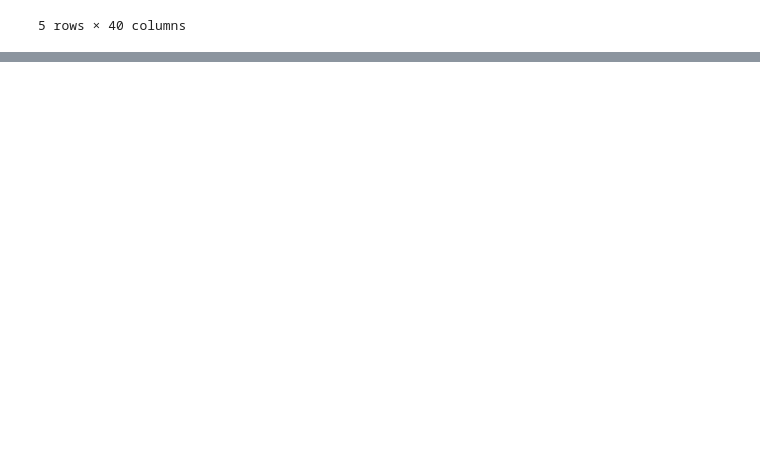
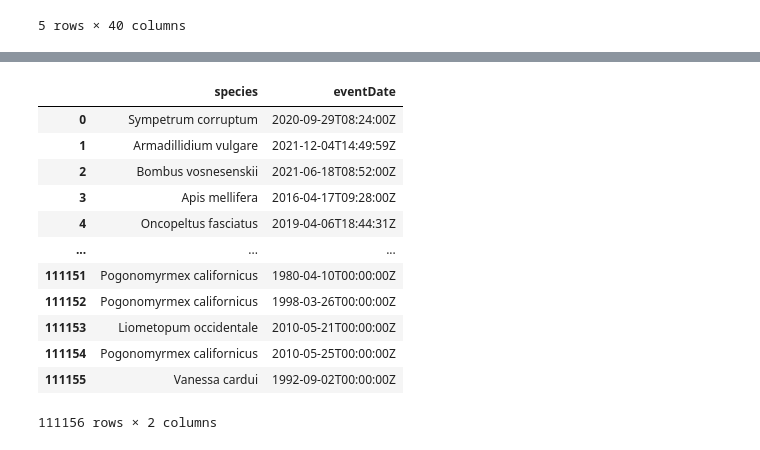
Before and after one commit to gingersknapp/eds220-2026-sections, a Jupyter notebook: dryland-prey-species/section-1-data-selection-drylands.ipynb, the cells around one changed output, grey strips where cells are left out. Drawn from its saved outputs; the diff is of its cells as text; code cells hidden in the pictures; blank space fills up the shorter version.

```diff
--- a/dryland-prey-species/section-1-data-selection-drylands.ipynb
+++ b/dryland-prey-species/section-1-data-selection-drylands.ipynb
@@ -44,0 +61,4 @@ prey.head()
+# %%
+pd.set_option("display.max_columns", None)
+# This changes the display settings so that all columns are displayed
+#When a data frame is displayed using `df`
@@ -44,0 +111,3 @@ prey.head()
+# %%
+#Name the columns
+prey = prey.rename(columns = {'institutionCode' : 'institution_code', 'datasetKey':'dataset_key'})
@@ -44,0 +119,9 @@ prey.head()
+# %%
+#Select observations between 1992 and 2000
+prey.columns
+pd.set_option('display.max_rows', None)
+prey['year'].value_counts()
+
+prey[(prey['year'] >= 1992) & (prey['year'] <= 2000)]
+#or
+prey[prey['year'].between(1992, 2000)]
@@ -44,0 +146,17 @@ prey.head()
+# %%
+#Select all rows for colums 'species' and 'eventDate'
+prey[['species', 'eventDate']]
+# %% [output]
+|  | species | eventDate |
+| 0 | Sympetrum corruptum | 2020-09-29T08:24:00Z |
+| 1 | Armadillidium vulgare | 2021-12-04T14:49:59Z |
+| 2 | Bombus vosnesenskii | 2021-06-18T08:52:00Z |
+| 3 | Apis mellifera | 2016-04-17T09:28:00Z |
+| 4 | Oncopeltus fasciatus | 2019-04-06T18:44:31Z |
+| ... | ... | ... |
+| 111151 | Pogonomyrmex californicus | 1980-04-10T00:00:00Z |
+| 111152 | Pogonomyrmex californicus | 1998-03-26T00:00:00Z |
+| 111153 | Liometopum occidentale | 2010-05-21T00:00:00Z |
+| 111154 | Pogonomyrmex californicus | 2010-05-25T00:00:00Z |
+| 111155 | Vanessa cardui | 1992-09-02T00:00:00Z |
+111156 rows × 2 columns
```
Also changed, not shown: parts of 7 cells of this notebook.
